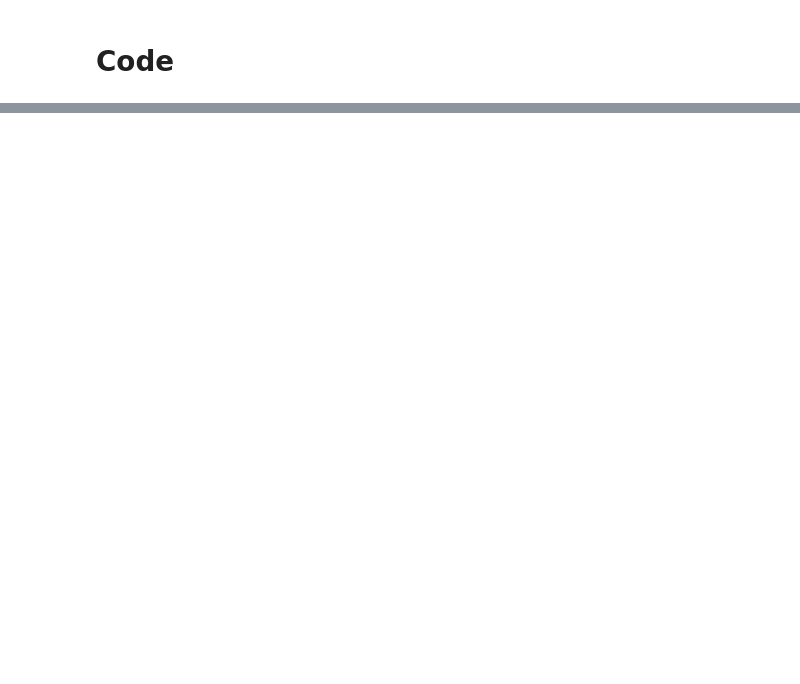
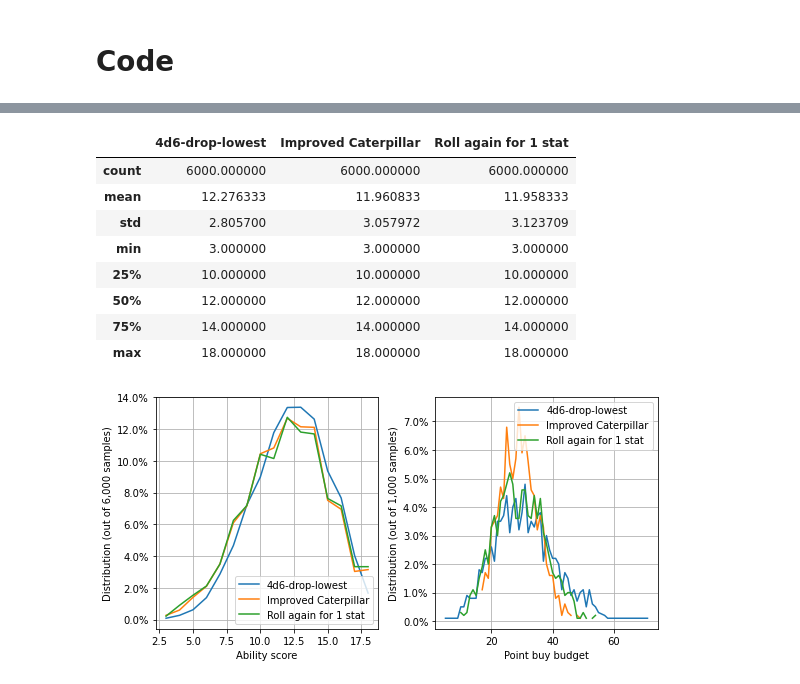
Before and after one commit to BradleyTjandra/caterpillar-stat-generation, a Jupyter notebook: _sources/code.ipynb, the cells around one changed output, grey strips where cells are left out. Cells and saved outputs as stored; diff of their text form; code cells hidden in the pictures; blank space fills up the shorter version.

```diff
--- a/_sources/code.ipynb
+++ b/_sources/code.ipynb
@@ -157,0 +240,37 @@ glue("corr_fig", corr_fig, display=False)
+# %%
+# Generate stats
+stats_one_random = [StatArrays.caterpillar_with_one_random_die() for i in range(num_iterations)]
+stats_one_random = PandasHelper.stats_arrays_to_pd(stats_one_random, "Roll again for 1 stat")
+stats_one_random = pd.concat([stats[["4d6-drop-lowest", "Improved Caterpillar"]], stats_one_random], axis=1)
+
+point_buy_one_random = stats_one_random.replace(StatArrays.point_buy_dict).groupby("iter").sum()
+totals_one_random = stats_one_random.groupby("iter").sum()
+
+# Create stat distribution graph
+fig_one_random, axes = plt.subplots(ncols=2, figsize=(8, 4))
+
+stat_counts = PandasHelper.create_counts(stats_one_random, normalize=True)
+[line_plot(axes[0], stat_counts, c) for c in stat_counts.columns]
+num_samples = StatArrays.num_ability_scores*num_iterations
+axes[0].set_ylabel(f"Distribution (out of {num_samples:,} samples)")
+axes[0].set_xlabel("Ability score")
+percent_formatter = matplotlib.ticker.PercentFormatter(xmax=1, decimals=1)
+axes[0].yaxis.set_major_formatter(percent_formatter)
+axes[0].legend()
+axes[0].grid(True)
+
+# Create point buy budget distribution
+point_buy_counts = PandasHelper.create_counts(point_buy_one_random, normalize=True)
+[line_plot(axes[1], point_buy_counts, c) for c in point_buy_counts.columns]
+axes[1].set_ylabel(f"Distribution (out of {num_iterations:,} samples)")
+percent_formatter = matplotlib.ticker.PercentFormatter(xmax=1, decimals=1)
+axes[1].yaxis.set_major_formatter(percent_formatter)
+axes[1].set_xlabel("Point buy budget")
+axes[1].legend()
+axes[1].grid(True)
+
+fig_one_random.tight_layout()
+
+glue("one_random_fig", fig_one_random, display=False)
+glue("one_random_stats", stats_one_random.describe())
+# %% [output]
@@ -157,0 +278,10 @@ glue("corr_fig", corr_fig, display=False)
+|  | 4d6-drop-lowest | Improved Caterpillar | Roll again for 1 stat |
+| count | 6000.000000 | 6000.000000 | 6000.000000 |
+| mean | 12.276333 | 11.960833 | 11.958333 |
+| std | 2.805700 | 3.057972 | 3.123709 |
+| min | 3.000000 | 3.000000 | 3.000000 |
+| 25% | 10.000000 | 10.000000 | 10.000000 |
+| 50% | 12.000000 | 12.000000 | 12.000000 |
+| 75% | 14.000000 | 14.000000 | 14.000000 |
+| max | 18.000000 | 18.000000 | 18.000000 |
+[figure, added]
```
Also changed, not shown: parts of 11 cells of this notebook, 44 other files.
